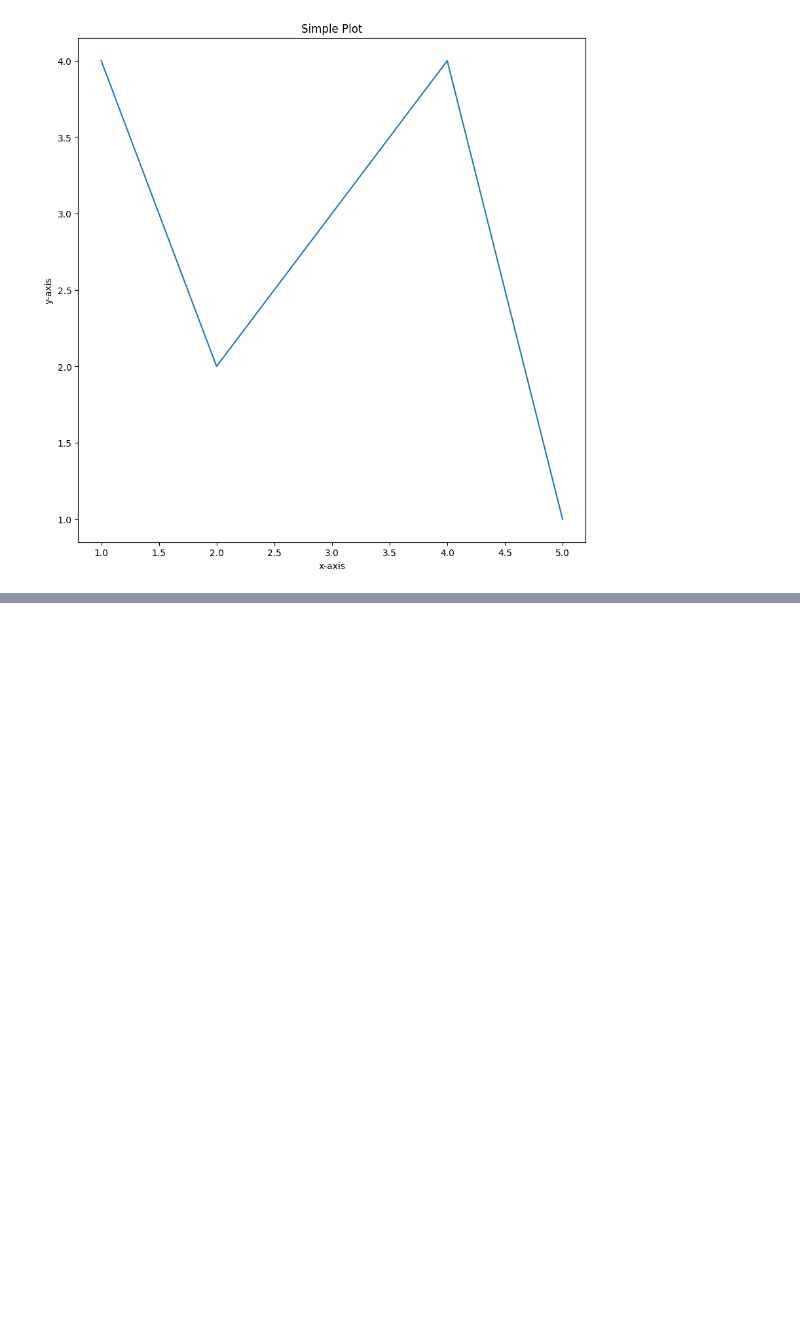
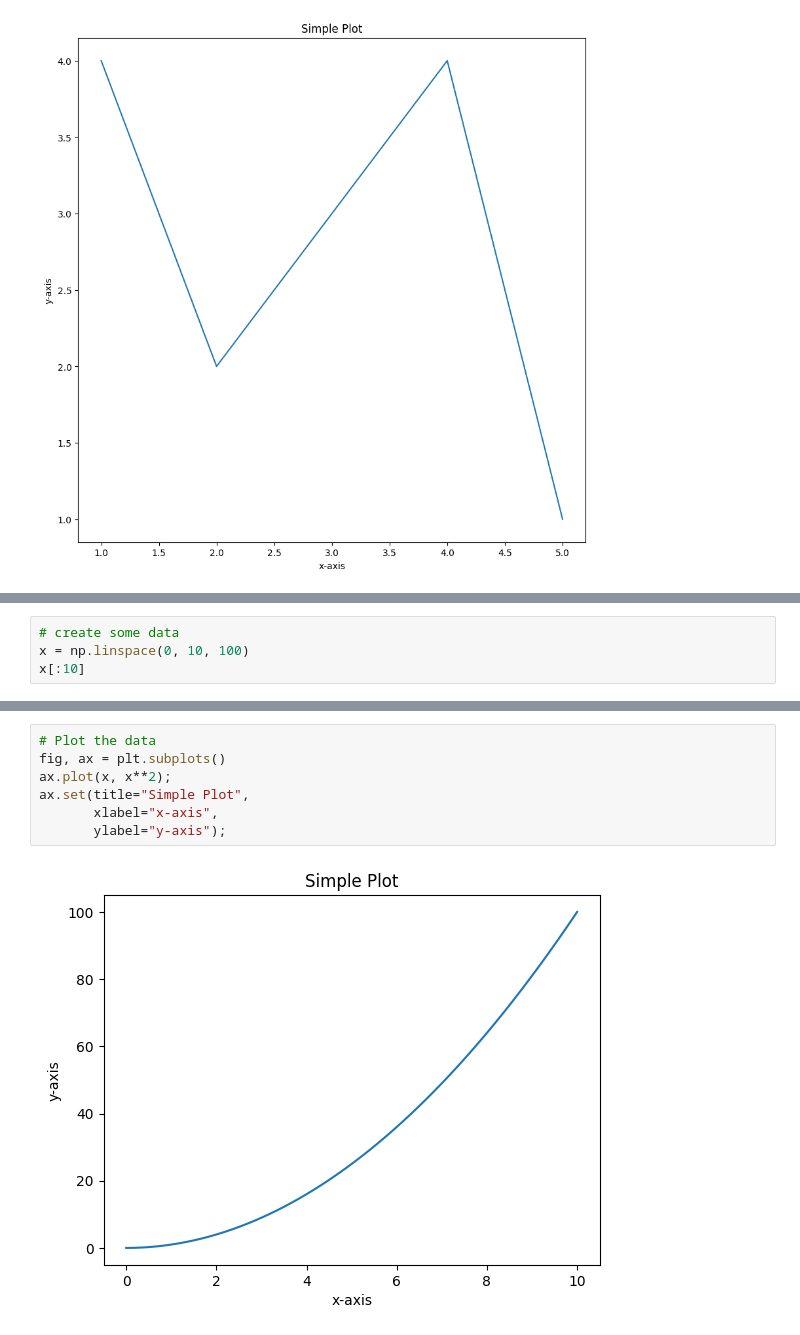
Before and after one commit to codekalimi/zero-to-mastery-ml, a Jupyter notebook: section-matplotlib/intro-matplotlib.ipynb, the cells around one changed output, grey strips where cells are left out. Cells and saved outputs as stored; diff of their text form; blank space fills up the shorter version.

```diff
--- a/section-matplotlib/intro-matplotlib.ipynb
+++ b/section-matplotlib/intro-matplotlib.ipynb
@@ -88,0 +91,4 @@ fig.savefig("../images/sample-plot-created.png")
+# %%
+# create some data
+x = np.linspace(0, 10, 100)
+x[:10]
@@ -88,0 +121,9 @@ fig.savefig("../images/sample-plot-created.png")
+# %%
+# Plot the data
+fig, ax = plt.subplots()
+ax.plot(x, x**2);
+ax.set(title="Simple Plot",
+       xlabel="x-axis",
+       ylabel="y-axis");
+# %% [output]
+[figure, added]
```
Also changed, not shown: parts of 15 cells of this notebook.
